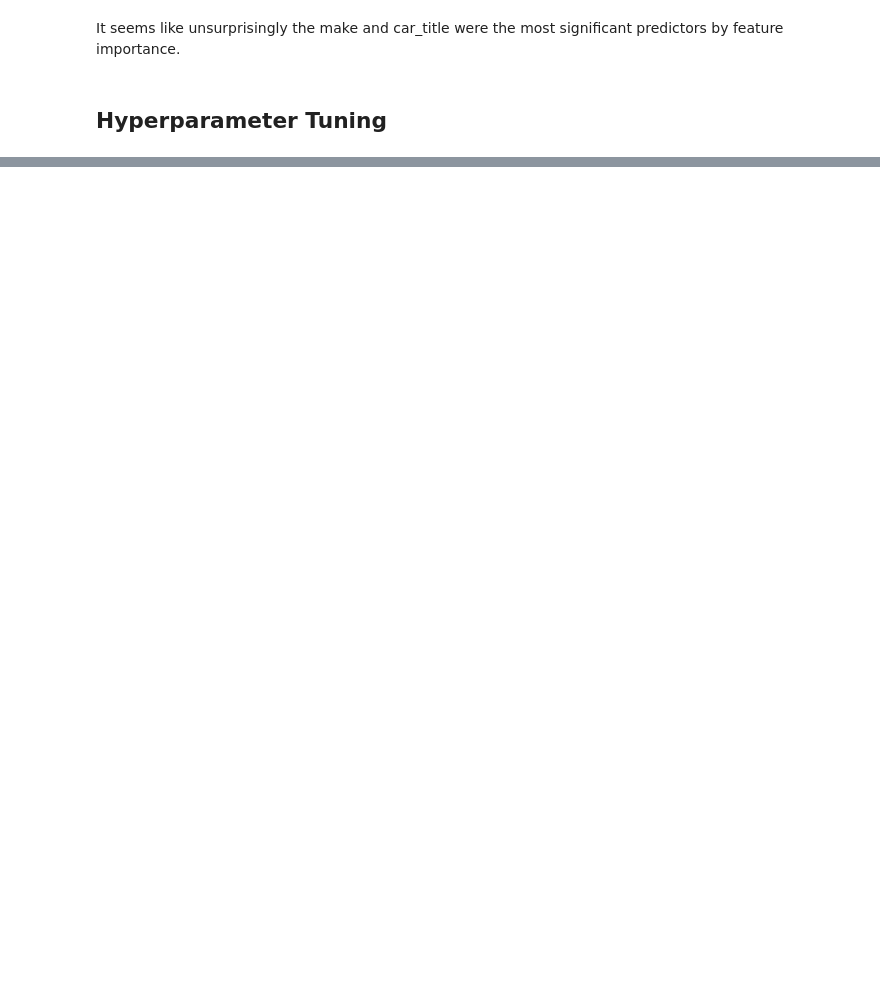
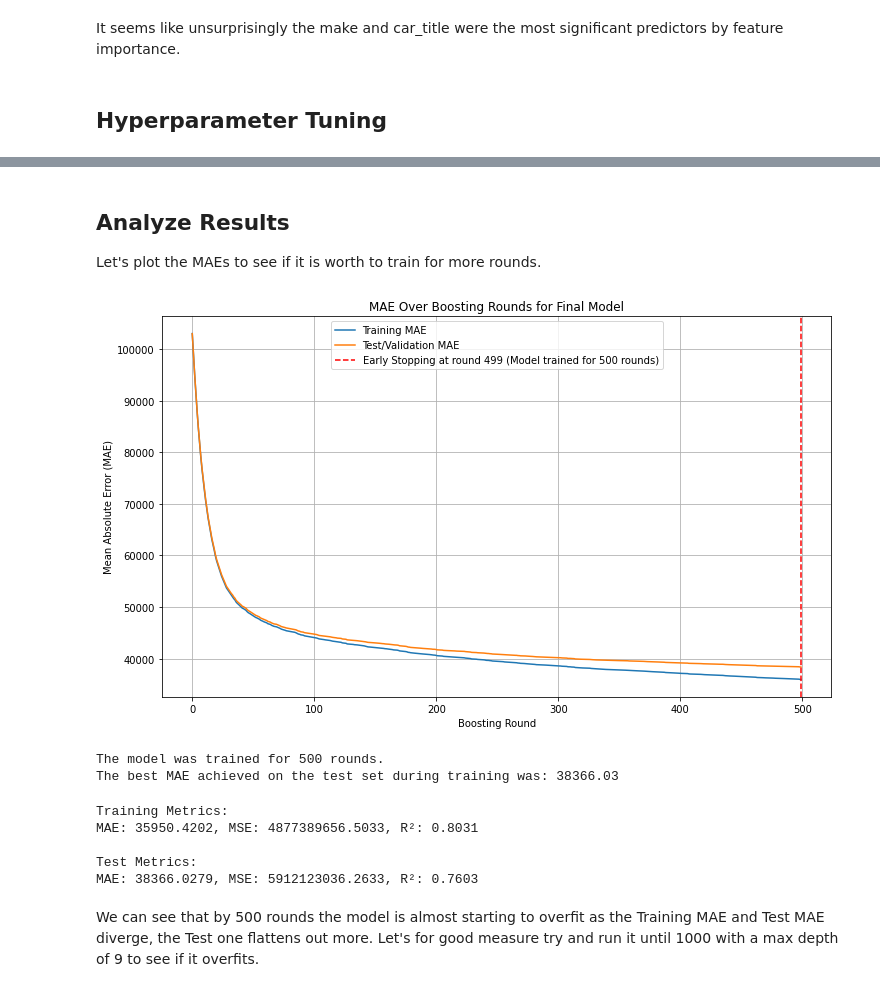
Before and after one commit to dfoddav2/SS25-capstone-project, a Jupyter notebook: prediction/price_prediction_xgboost.ipynb, the cells around one changed output, grey strips where cells are left out. Cells and saved outputs as stored; diff of their text form; code cells hidden in the pictures; blank space fills up the shorter version.

Commit message:
feat: finished xgboost prediction

```diff
--- a/prediction/price_prediction_xgboost.ipynb
+++ b/prediction/price_prediction_xgboost.ipynb
@@ -315,9 +315,9 @@ xgb_reg = XGBRegressor(
 )
 
 param_dist = {
-    'n_estimators': [100, 200, 500, 1000],
+    'n_estimators': [100, 200, 500],
     'learning_rate': [0.01, 0.05, 0.1, 0.2],
-    'max_depth': [3, 5, 7, 9],
+    'max_depth': [3, 5, 7],
     'subsample': [0.7, 0.8, 0.9],
     'colsample_bytree': [0.7, 0.8, 0.9],
     'min_child_weight': [1, 3, 5]
@@ -326,19 +326,21 @@ param_dist = {
 random_search = RandomizedSearchCV(
     xgb_reg,
     param_distributions=param_dist,
-    n_iter=25,  # Number of parameter settings that are sampled
+    n_iter=15,  # Number of parameter settings that are sampled
     # Use a score that can be maximized (hence negative MAE)
     scoring='neg_mean_absolute_error',
-    cv=3,      # 3-fold cross-validation
+    cv=2,      # 2-fold cross-validation
     verbose=2,
     random_state=42,
     n_jobs=-1  # Use all available cores
 )
+
+print("Attempting to start RandomizedSearchCV.fit()...") # Add this line
 # Note: RandomizedSearchCV expects dense data or a compatible sparse format.
 # X_train_final (if sparse) should work.
 random_search.fit(X_train_final, y_train,
                   eval_set=[(X_test_final, y_test)],
-                  verbose=False)
+                  verbose=True)
 print("Best parameters found: ", random_search.best_params_)
 print("Best MAE found: ", -random_search.best_score_)
 best_xgb_model = random_search.best_estimator_
@@ -347,0 +419,62 @@ Error:
+# %% [markdown]
+## Analyze Results
+
+Let's plot the MAEs to see if it is worth to train for more rounds.
+# %%
+# Extract MAE history
+# 'validation_0' corresponds to the first item in eval_set (X_train_final, y_train)
+# 'validation_1' corresponds to the second item in eval_set (X_test_final, y_test)
+train_mae_history = results['validation_0']['mae']
+test_mae_history = results['validation_1']['mae']
+
+plt.figure(figsize=(12, 7))
+plt.plot(train_mae_history, label='Training MAE')
+plt.plot(test_mae_history, label='Test/Validation MAE')
+
+# The actual number of boosting rounds run (due to early stopping)
+# final_model.best_iteration is the round with the best score (0-indexed)
+actual_rounds = final_model.best_iteration + 1
+plt.axvline(final_model.best_iteration, color='r', linestyle='--',
+            label=f'Early Stopping at round {final_model.best_iteration} (Model trained for {actual_rounds} rounds)')
+
+plt.title('MAE Over Boosting Rounds for Final Model')
+plt.xlabel('Boosting Round')
+plt.ylabel('Mean Absolute Error (MAE)')
+plt.legend()
+plt.grid(True)
+plt.show()
+
+print(f"The model was trained for {actual_rounds} rounds.")
+print(f"The best MAE achieved on the test set during training was: {final_model.best_score:.2f}")
+# %% [output]
+[figure, added]
+The model was trained for 500 rounds.
+The best MAE achieved on the test set during training was: 38366.03
+# %%
+# Predictions
+y_train_pred = final_model.predict(X_train_final)
+y_test_pred = final_model.predict(X_test_final)
+
+# Training set metrics
+train_mae = mean_absolute_error(y_train, y_train_pred)
+train_mse = mean_squared_error(y_train, y_train_pred)  # MSE added
+train_r2 = r2_score(y_train, y_train_pred)
+
+# Test set metrics
+test_mae = mean_absolute_error(y_test, y_test_pred)
+test_mse = mean_squared_error(y_test, y_test_pred)     # MSE added
+test_r2 = r2_score(y_test, y_test_pred)
+
+# Print results with MSE
+print(f"Training Metrics:")
+print(f"MAE: {train_mae:.4f}, MSE: {train_mse:.4f}, R²: {train_r2:.4f}")
+print(f"\nTest Metrics:")
+print(f"MAE: {test_mae:.4f}, MSE: {test_mse:.4f}, R²: {test_r2:.4f}")
+# %% [output]
+Training Metrics:
+MAE: 35950.4202, MSE: 4877389656.5033, R²: 0.8031
+
+Test Metrics:
+MAE: 38366.0279, MSE: 5912123036.2633, R²: 0.7603
+# %% [markdown]
+We can see that by 500 rounds the model is almost starting to overfit as the Training MAE and Test MAE diverge, the Test one flattens out more. Let's for good measure try and run it until 1000 with a max depth of 9 to see if it overfits.
```
Also changed, not shown: parts of 28 cells of this notebook, 6 other files.
